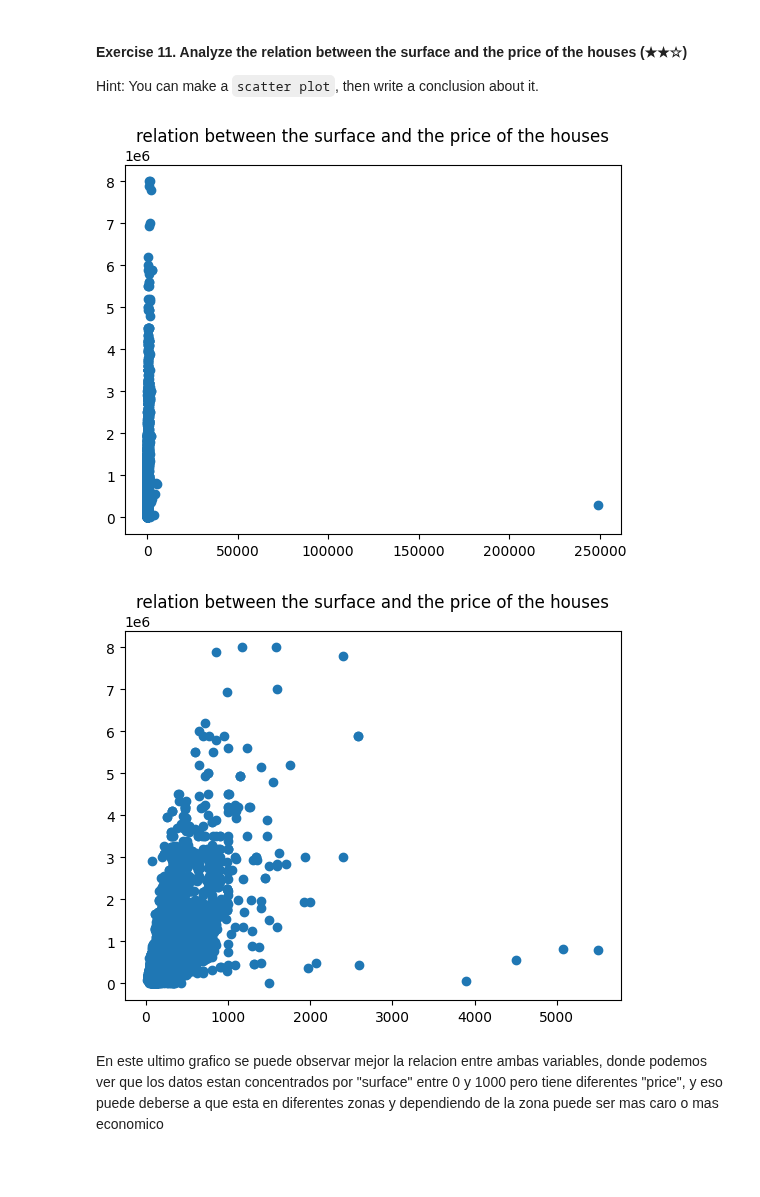
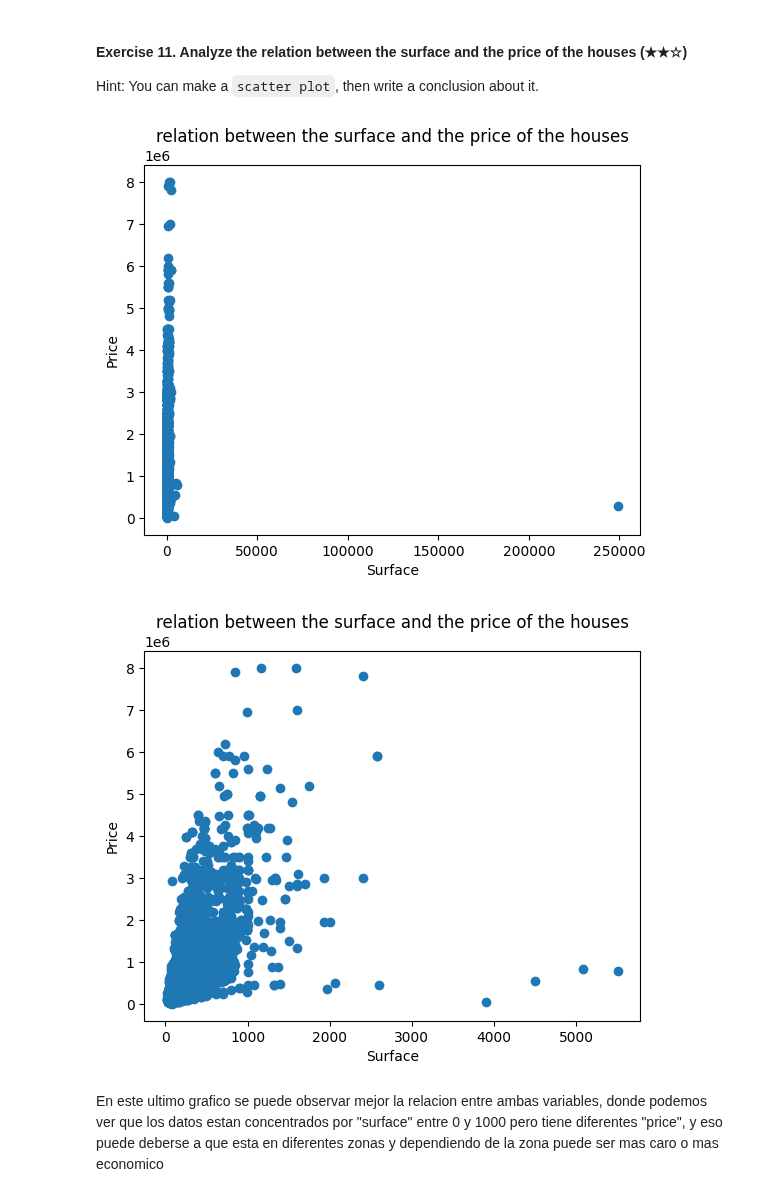
Before and after one commit to nallequintero/realestate-datacleanup-exercise, a Jupyter notebook: project.ipynb, the cells around one changed output. Drawn from its saved outputs; the diff is of its cells as text; code cells hidden in the pictures; blank space fills up the shorter version.

```diff
--- a/project.ipynb
+++ b/project.ipynb
@@ -58,7 +58,7 @@ Print the address and the price of the selected house. For example:
 `The house with address Concrete Street Nº1 is the cheapest and its price is 12000 USD`
 # %%
 # TODO
-ds = ds.sort_values(by=["price"], ascending=True)
+ds = ds[ds["price"] > 0].sort_values(by=["price"], ascending=True)
 
 print(f'The house with address {ds["address"].iloc[0]} is the cheapest and its price is {ds["price"].iloc[0]}')
 # %% [output]
@@ -234,30 +234,35 @@ Hint: You can make a `scatter plot`, then write a conclusion about it.
 # %%
 # TODO: Code
 plt.scatter(ds_baking['surface'], ds_baking['price'])
 
 plt.title('relation between the surface and the price of the houses')
-
+# Agregar nombres a los ejes
+plt.xlabel('Surface')
+plt.ylabel('Price')
 # Mostrar el gráfico
 plt.show()
 
 # como se observa un outliers en la variable surface, no se observa bien el grafico
 # procedo a filtrar solo para ver mejor el grafico y dar una conclusion mas certera
 
 # Crear una máscara booleana para seleccionar las filas que no tienen el valor 249000 en 'surface'
 mask = ds_baking['surface'] != 249000
 
 # Filtrar el DataFrame usando la máscara booleana
 ds_baking_filtered = ds_baking[mask]
 
 plt.scatter(ds_baking_filtered['surface'], ds_baking_filtered['price'])
 
 plt.title('relation between the surface and the price of the houses')
 
+plt.xlabel('Surface')
+plt.ylabel('Price')
+
 # Mostrar el gráfico
 plt.show()
 # %% [output]
-[figure, old version]
+[figure, new version]
-[figure, old version]
+[figure, new version]
 # %% [markdown]
 En este ultimo grafico se puede observar mejor la relacion entre ambas variables, donde podemos ver que los datos estan concentrados por "surface" entre 0 y 1000 pero tiene diferentes "price", y eso puede deberse a que esta en diferentes zonas y dependiendo de la zona puede ser mas caro o mas economico
 # %% [markdown]
```
Also changed, not shown: parts of 11 cells of this notebook.
